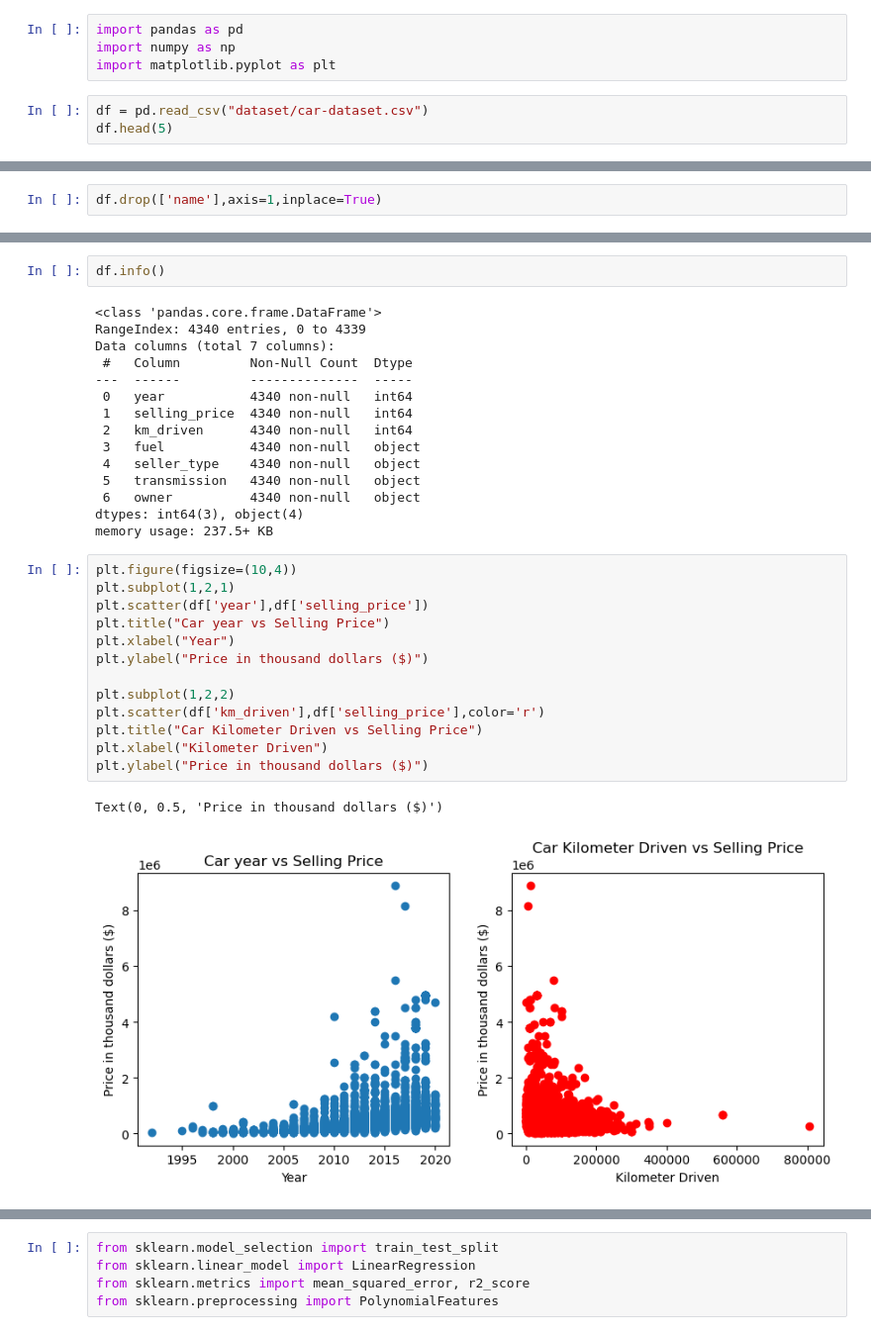
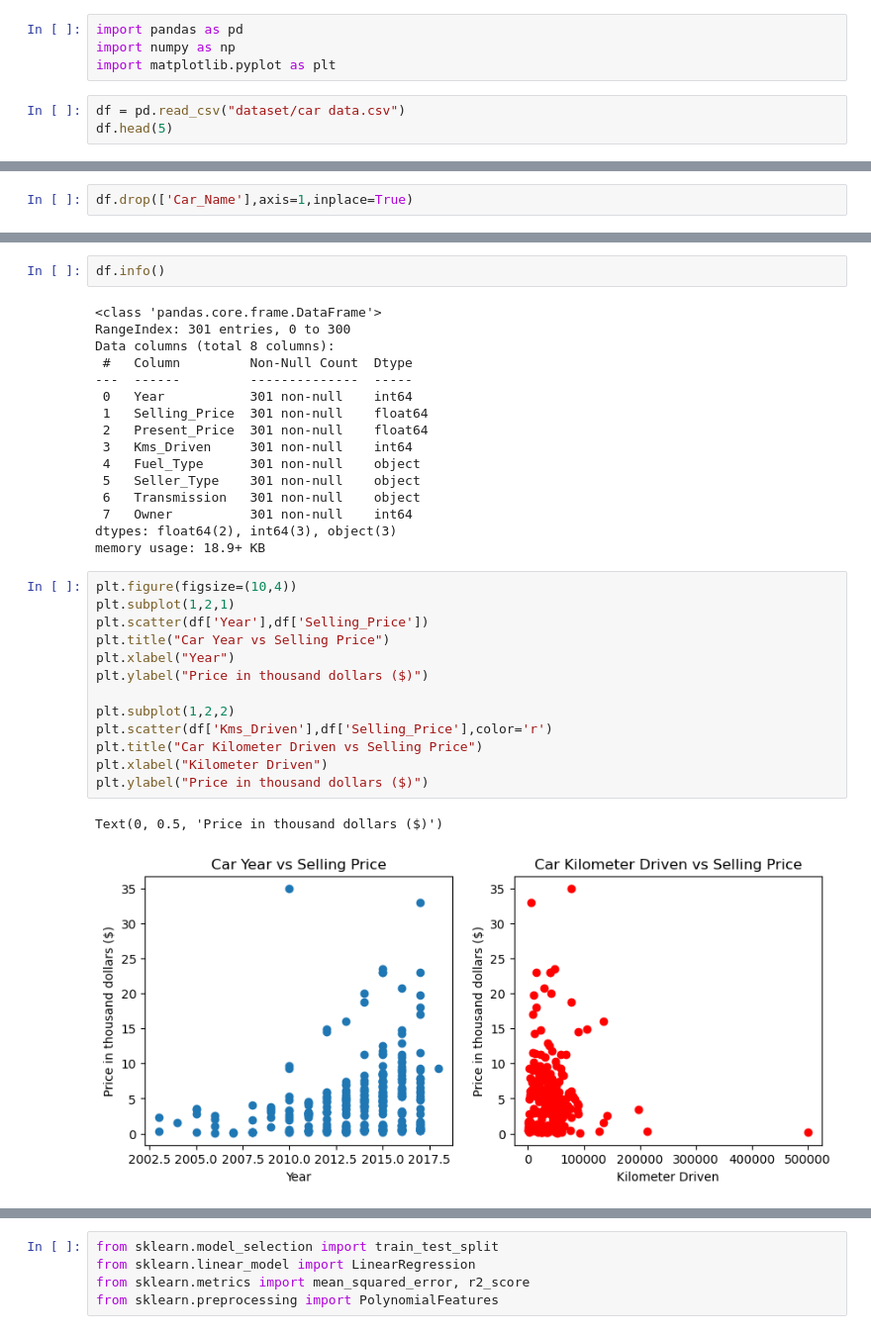
Before and after one commit to S4njuuu3291/multiple-linreg-scratch, a Jupyter notebook: notebook.ipynb, the cells around one changed output, grey strips where cells are left out. Shown at 99% size. Drawn from its saved outputs; the diff is of its cells as text.

```diff
--- a/notebook.ipynb
+++ b/notebook.ipynb
@@ -5,6 +5,6 @@ import pandas as pd
 import numpy as np
 import matplotlib.pyplot as plt
 # %%
-df = pd.read_csv("dataset/car-dataset.csv")
+df = pd.read_csv("dataset/car data.csv")
 df.head(5)
 # %% [output]
@@ -17,5 +17,5 @@ df.head(5)
 # %%
-df.drop(['name'],axis=1,inplace=True)
+df.drop(['Car_Name'],axis=1,inplace=True)
 # %%
 df.describe()
 # %% [output]
@@ -32,33 +32,34 @@ df.describe()
 df.info()
 # %% [output]
 <class 'pandas.core.frame.DataFrame'>
-RangeIndex: 4340 entries, 0 to 4339
-Data columns (total 7 columns):
+RangeIndex: 301 entries, 0 to 300
+Data columns (total 8 columns):
  #   Column         Non-Null Count  Dtype
 ---  ------         --------------  -----
- 0   year           4340 non-null   int64
- 1   selling_price  4340 non-null   int64
- 2   km_driven      4340 non-null   int64
- 3   fuel           4340 non-null   object
- 4   seller_type    4340 non-null   object
- 5   transmission   4340 non-null   object
- 6   owner          4340 non-null   object
-dtypes: int64(3), object(4)
-memory usage: 237.5+ KB
+ 0   Year           301 non-null    int64
+ 1   Selling_Price  301 non-null    float64
+ 2   Present_Price  301 non-null    float64
+ 3   Kms_Driven     301 non-null    int64
+ 4   Fuel_Type      301 non-null    object
+ 5   Seller_Type    301 non-null    object
+ 6   Transmission   301 non-null    object
+ 7   Owner          301 non-null    int64
+dtypes: float64(2), int64(3), object(3)
+memory usage: 18.9+ KB
 # %%
 plt.figure(figsize=(10,4))
 plt.subplot(1,2,1)
-plt.scatter(df['year'],df['selling_price'])
-plt.title("Car year vs Selling Price")
+plt.scatter(df['Year'],df['Selling_Price'])
+plt.title("Car Year vs Selling Price")
 plt.xlabel("Year")
 plt.ylabel("Price in thousand dollars ($)")
 
 plt.subplot(1,2,2)
-plt.scatter(df['km_driven'],df['selling_price'],color='r')
+plt.scatter(df['Kms_Driven'],df['Selling_Price'],color='r')
 plt.title("Car Kilometer Driven vs Selling Price")
 plt.xlabel("Kilometer Driven")
 plt.ylabel("Price in thousand dollars ($)")
 # %% [output]
 Text(0, 0.5, 'Price in thousand dollars ($)')
-[figure, old version]
+[figure, new version]
 # %%
```
Also changed, not shown: parts of 59 cells of this notebook, 5 other files.
